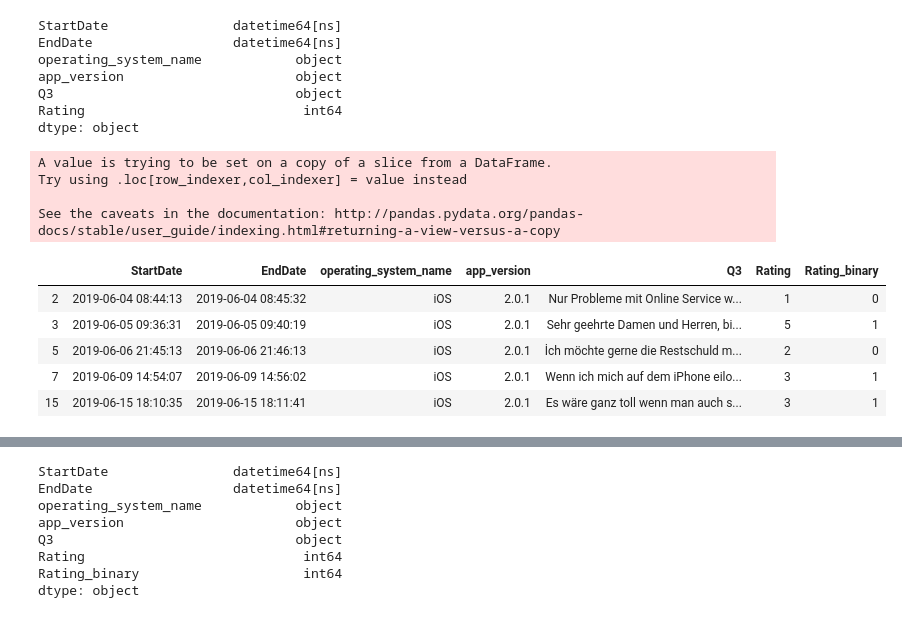
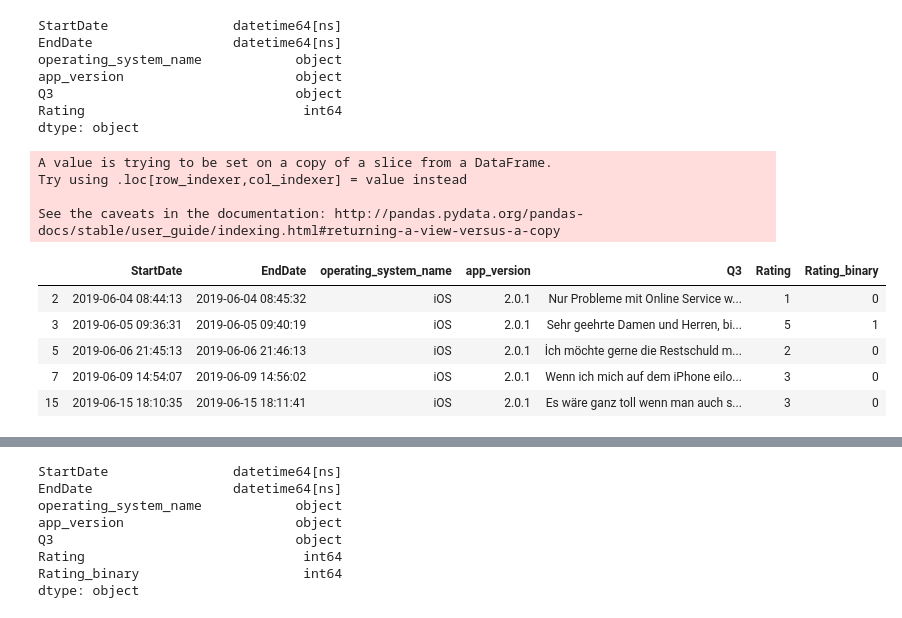
Before and after one commit to MatthiasMM/feedback_classification, a Jupyter notebook: customer_feedback_naiively_classified.ipynb, the cells around one changed output, grey strips where cells are left out. Saved outputs shown, nothing was run; the diff lists cells and outputs as text; code cells hidden in the pictures.

```diff
--- a/customer_feedback_naiively_classified.ipynb
+++ b/customer_feedback_naiively_classified.ipynb
@@ -34,0 +37,4 @@ memory usage: 721.7+ KB
+# %%
+# drop first two rows
+df.drop(df.index[0:2], inplace=True)
+df.head(5)
@@ -45,4 +58,0 @@ df1.head(5)
-# %%
-# drop first two rows
-df1.drop(df1.index[0:1], inplace=True)
-df1.head(5)
@@ -165,16 +163,16 @@ Rating                            int64
 dtype: object
 # %%
 # convert Rating to binary variable with labes 'happy' and 'sad'
-dfmod['Rating_binary'] = dfmod['Rating'].apply(lambda x: 1 if x >=3 else 0)
+dfmod['Rating_binary'] = dfmod['Rating'].apply(lambda x: 1 if x >=4 else 0)
 dfmod.head(5)
 # %% [output]
 A value is trying to be set on a copy of a slice from a DataFrame.
 Try using .loc[row_indexer,col_indexer] = value instead
 
 See the caveats in the documentation: http://pandas.pydata.org/pandas-docs/stable/user_guide/indexing.html#returning-a-view-versus-a-copy
 |  | StartDate | EndDate | operating_system_name | app_version | Q3 | Rating | Rating_binary |
 | 2 | 2019-06-04 08:44:13 | 2019-06-04 08:45:32 | iOS | 2.0.1 | Nur Probleme mit Online Service w... | 1 | 0 |
 | 3 | 2019-06-05 09:36:31 | 2019-06-05 09:40:19 | iOS | 2.0.1 | Sehr geehrte Damen und Herren, bi... | 5 | 1 |
 | 5 | 2019-06-06 21:45:13 | 2019-06-06 21:46:13 | iOS | 2.0.1 | İch möchte gerne die Restschuld m... | 2 | 0 |
-| 7 | 2019-06-09 14:54:07 | 2019-06-09 14:56:02 | iOS | 2.0.1 | Wenn ich mich auf dem iPhone eilo... | 3 | 1 |
-| 15 | 2019-06-15 18:10:35 | 2019-06-15 18:11:41 | iOS | 2.0.1 | Es wäre ganz toll wenn man auch s... | 3 | 1 |
+| 7 | 2019-06-09 14:54:07 | 2019-06-09 14:56:02 | iOS | 2.0.1 | Wenn ich mich auf dem iPhone eilo... | 3 | 0 |
+| 15 | 2019-06-15 18:10:35 | 2019-06-15 18:11:41 | iOS | 2.0.1 | Es wäre ganz toll wenn man auch s... | 3 | 0 |
```
Also changed, not shown: parts of 32 cells of this notebook.
